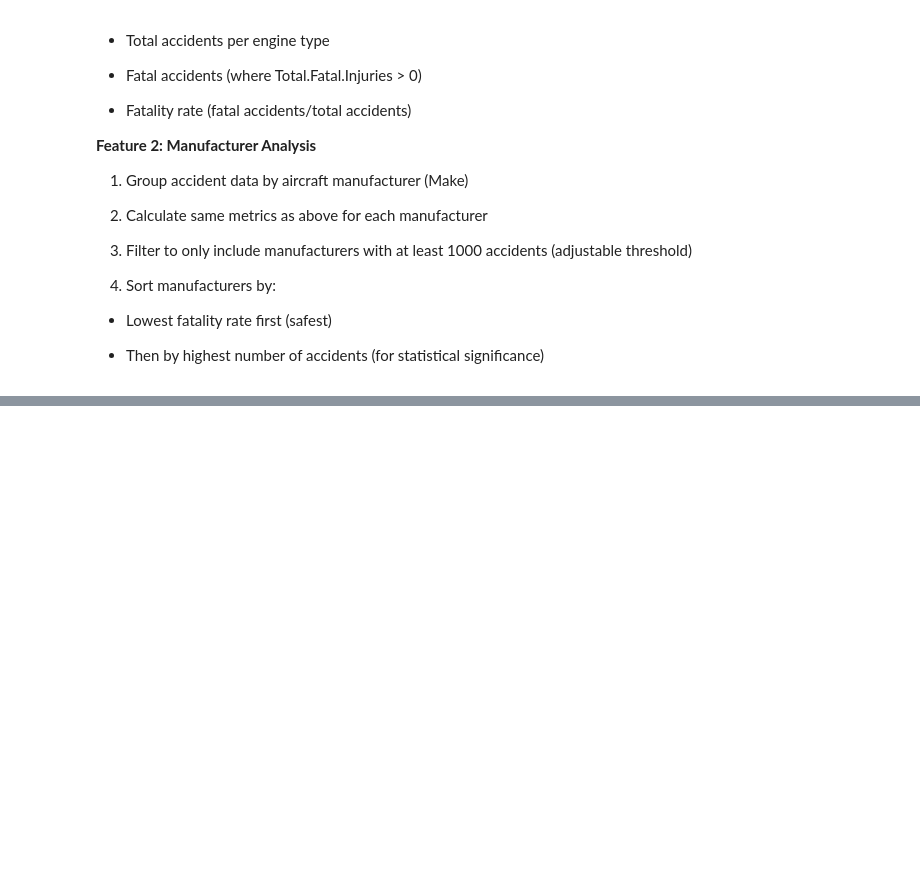
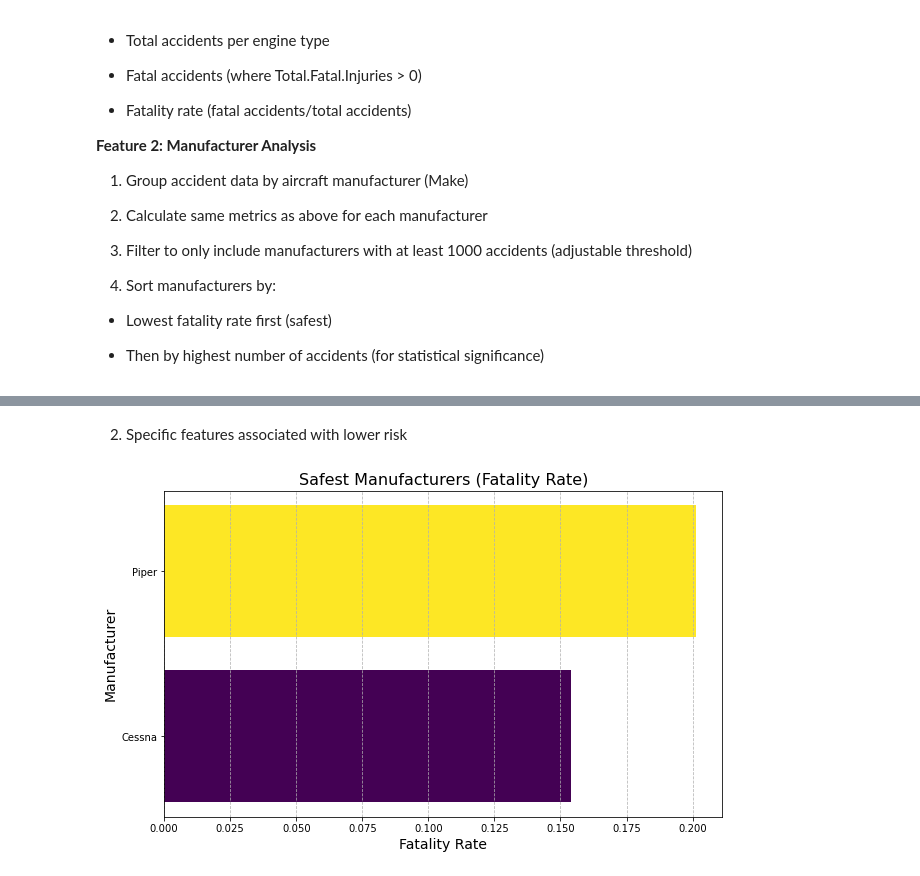
Before and after one commit to KweyuV/dsc-phase-1-project-v3, a Jupyter notebook: student.ipynb, the cells around one changed output, grey strips where cells are left out. Drawn from its saved outputs; the diff is of its cells as text; code cells hidden in the pictures; blank space fills up the shorter version.

```diff
--- a/student.ipynb
+++ b/student.ipynb
@@ -391,11 +393,13 @@ The code analyzes aviation accident data to evaluate safety metrics for differen
 engine_risk = df_clean.groupby(['Engine.Type', 'Make']).agg(Total_Accidents=('Event.Date', 'count'),Fatal_Accidents=('Total.Fatal.Injuries', lambda x: (x > 0).sum())).reset_index()
 engine_risk['Fatality_Rate'] = engine_risk['Fatal_Accidents'] / engine_risk['Total_Accidents']
 
+
+
 # Feature 2: Manufacturer
 # groupby('Make') - Groups the DataFrame df_clean by the manufacturer (e.g., "Cessna", "Boeing").
 # .agg() with two metrics:  Counts the number of accidents (Event.Date) per manufacturer and Counts accidents where Total.Fatal.Injuries > 0 (at least one fatality).
 
-manufacturer_risk = df_clean.groupby('Make').agg(Total_Accidents=('Event.Date', 'count'), Fatal_Accidents=('Total.Fatal.Injuries', lambda x: (x > 0).sum())).reset_index()
+manufacturer_risk = df_clean.groupby(['Engine.Type', 'Make']).agg(Total_Accidents=('Event.Date', 'count'), Fatal_Accidents=('Total.Fatal.Injuries', lambda x: (x > 0).sum())).reset_index()
 manufacturer_risk['Fatality_Rate'] = manufacturer_risk['Fatal_Accidents'] / manufacturer_risk['Total_Accidents']
 
 min_accidents = 8000  # Adjust the number based on our needs (more makes the data more accurate)
@@ -404,10 +408,11 @@ min_accidents = 8000  # Adjust the number based on our needs (more makes the dat
 safest_manufacturers = (manufacturer_risk[manufacturer_risk['Total_Accidents'] >= min_accidents].sort_values(['Fatality_Rate', 'Total_Accidents'], ascending=[True, False]).reset_index(drop=True))
 
 
-print("     Top 2 recomended Aircraft Manufacturers")
-print("-" * 52)
-print(f"{'Make':<25} {'Fatality Rate':<15} {'Accidents':<10}")
-print("-" * 52)
-for idx, row in safest_manufacturers.iterrows():
-    print(f"{row['Make']:<25} {row['Fatality_Rate']:<15.3f} {row['Total_Accidents']:<10}")
+print("     Top 2 recomended Aircraft Manufacturers and Engines used")
+print("-" * 77)
+print(f"{'Make':<25} {'Engine.Type':<25} {'Fatality Rate':<15} {'Accidents':<10}")
+print("-" * 77)
+
+for idx, row in safest_manufacturers.head(2).iterrows():
+    print(f"{row['Make']:<25} {row['Engine.Type']:<25} {row['Fatality_Rate']:<15.3f} {row['Total_Accidents']:<10}")
 # %% [output]
@@ -433,0 +516,15 @@ The analysis helps identify which manufacturers have the best safety records, wh
+# %% [markdown]
+2. Specific features associated with lower risk
+# %%
+plt.figure(figsize=(10, 6))
+
+# Create horizontal bar plot (sorted by fatality rate)
+plt.barh(y=safest_manufacturers['Make'],width=safest_manufacturers['Fatality_Rate'],color=plt.cm.viridis(np.linspace(0, 1, len(safest_manufacturers))))
+
+# Formatting
+plt.title('Safest Manufacturers (Fatality Rate)', fontsize=16)
+plt.xlabel('Fatality Rate', fontsize=14)
+plt.ylabel('Manufacturer', fontsize=14)
+plt.grid(axis='x', linestyle='--', alpha=0.9)
+# %% [output]
+[figure, added]
```
Also changed, not shown: parts of 15 cells of this notebook.
